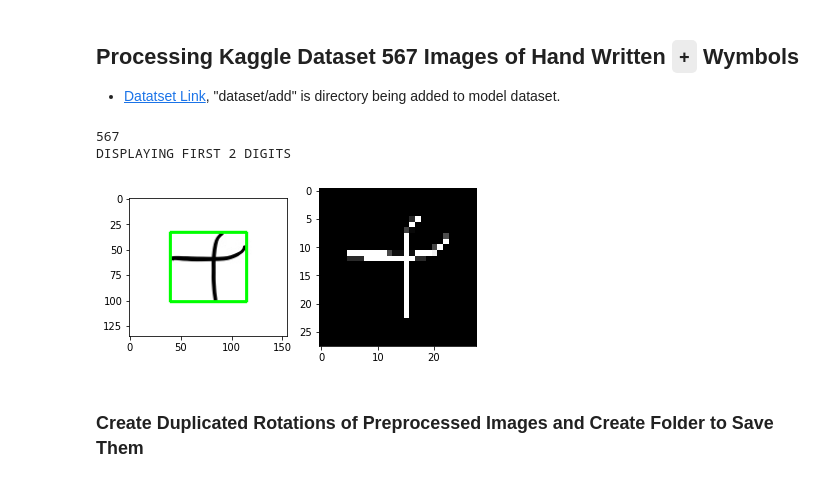
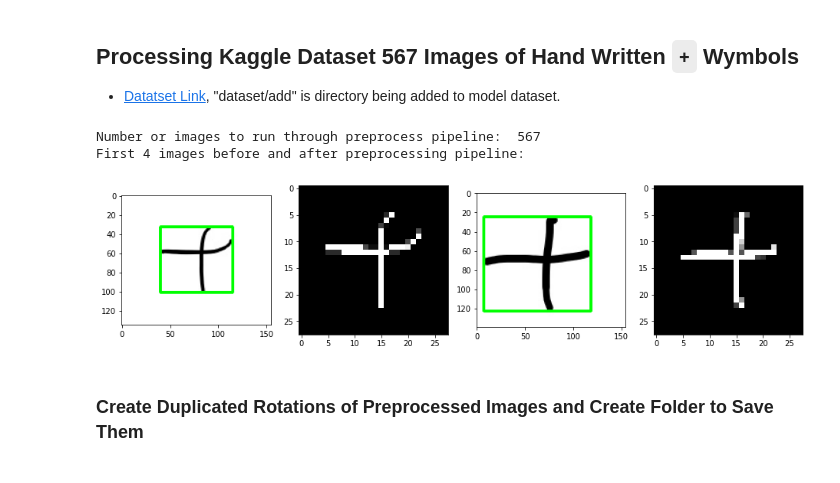
Before and after one commit to davidjperez00/ideal-funicular, a Jupyter notebook: datasets/kaggle_+_pipeline.ipynb, the cells around one changed output. Cells and saved outputs as stored; diff of their text form; code cells hidden in the pictures.

```diff
--- a/datasets/kaggle_+_pipeline.ipynb
+++ b/datasets/kaggle_+_pipeline.ipynb
@@ -10,6 +10,7 @@ import matplotlib.pyplot as plt
 import math
 
 
+# @TODO Update to most recent pipeline used for model testing
 # Consider adding noise removal: https://stackoverflow.com/questions/62042172/how-to-remove-noise-in-image-opencv-python
 # @TODO Create pipeline for only contouring a single image at a time and multiple
 #
@@ -60,26 +61,19 @@ def preprocess_pipeline(img):
 
   return bounded_img, processed_digit
 
+# @brief Preprocess list of images into 4 column grid
+def display_list_of_images(images_list):
+  num_columns = 4
 
-# @TODO Consider new printing format since errors occur for certain
-#         lengths and images display too large.
-def display_list_of_images(images_list):
-  columns = 4
+  rows = math.ceil( len(images_list) / num_columns)
 
-  # if less than 10 images doesn't seem to print correctly
-  rows = math.ceil( len(images_list) / columns)
+  fig = plt.figure(figsize=(13,13), tight_layout = True)
+  for i in range(0, len(images_list)):
+    fig.add_subplot(rows, num_columns, i + 1)
 
-  fig = plt.figure(figsize=(13,13))
-
-  for i in range(1, rows*columns - 1):
-    # Make prediction on each image before plotting
-    # prediction = model.predict(preprocessed_digits[i-1].reshape(1, 28, 28, 1))
-    p = fig.add_subplot(rows, columns, i)
-    # plt.xlabel('PREDICTION: {0}'.format(np.argmax(prediction)), fontsize=30)
-    plt.imshow(images_list[i - 1], cmap='gray')
+    plt.imshow(images_list[i], cmap='gray')
 
   plt.show()
-
 
 
 # Save list of images to a specific folder
@@ -126,43 +120,43 @@ def read_rotate_save_images(images_folder, save_path, rotation, num_digits_retur
 # GLOBALS #
 ORIGINAL_IMGS_PATH = "./kaggle_dataset/add/"
 IMGS_SAVE_PATH = "./kaggle_dataset/add_preproc/"
-NUM_DIGITS_DISPLAY = 2
+# choose even number as extra image will be added
+NUM_DIGITS_DISPLAY = 4
 
 # Create folder to store rotated images:
 try:
   os.mkdir(IMGS_SAVE_PATH)
 except:
   pass
 
 
 # Get list of all file names of images in kaggle_dataset/add
 image_names = os.listdir(ORIGINAL_IMGS_PATH)
-print(len(image_names))
+print("Number or images to run through preprocess pipeline: ", len(image_names))
 
 # Perform preprocessing on images from ORIGINAL_IMG_PATH
 preproc_digits = []
 for i in range(0,len(image_names)):
   image = cv2.imread(ORIGINAL_IMGS_PATH + image_names[i])
 
   # Create a image bounded from contour, then preprocess into (28, 28) image
   bounded_img, preproc_img = preprocess_pipeline(image)
 
-  if (i < NUM_DIGITS_DISPLAY):
+  if (i < NUM_DIGITS_DISPLAY/2):
     preproc_digits.append(bounded_img)
     preproc_digits.append(preproc_img)
 
   # Save preproc image to new folder
-  # save_img_to_add_preproc_dir(image_names[i],  preproc_img)
   cv2.imwrite(IMGS_SAVE_PATH + image_names[i], preproc_img)
 
 
 # DISPLAYING IMAGES TO SEE OPERATION maybe display first 2?
-print(f"DISPLAYING FIRST {NUM_DIGITS_DISPLAY} DIGITS")
+print(f"First {NUM_DIGITS_DISPLAY} images before and after preprocessing pipeline:")
 display_list_of_images(preproc_digits)
 # %% [output]
-567
-DISPLAYING FIRST 2 DIGITS
+Number or images to run through preprocess pipeline:  567
+First 4 images before and after preprocessing pipeline:
-[figure, old version]
+[figure, new version]
 # %% [markdown]
 ### Create Duplicated Rotations of Preprocessed Images and Create Folder to Save Them
 # %%
```
Also changed, not shown: parts of 3 cells of this notebook, 6 other files.
